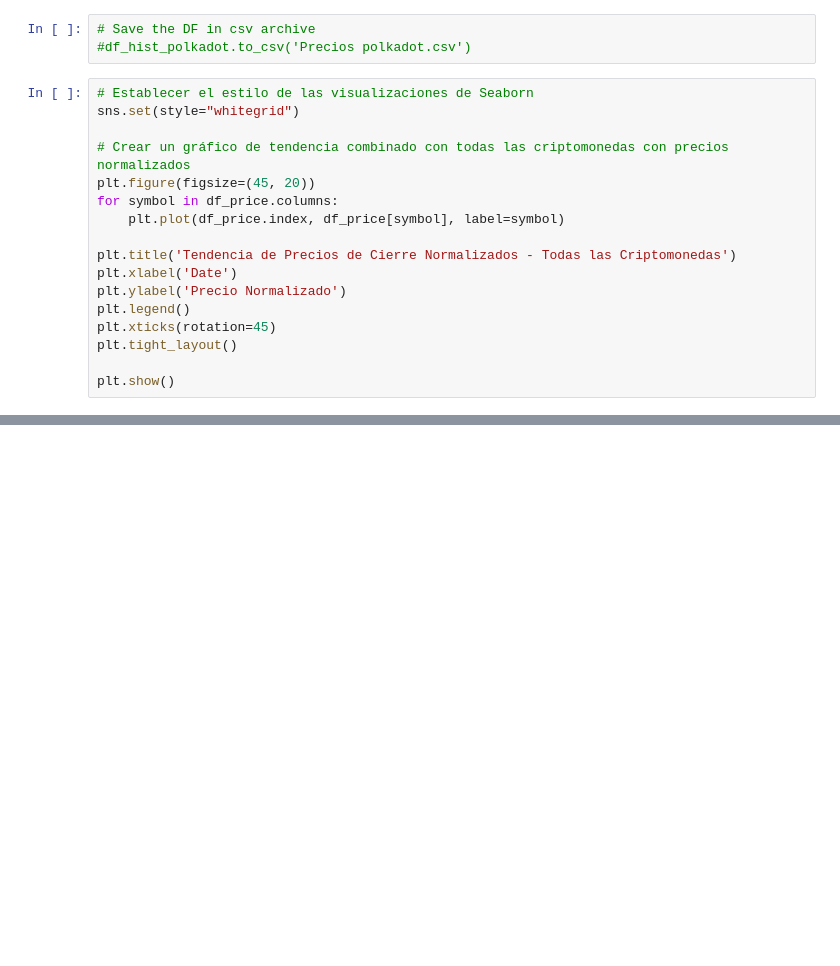
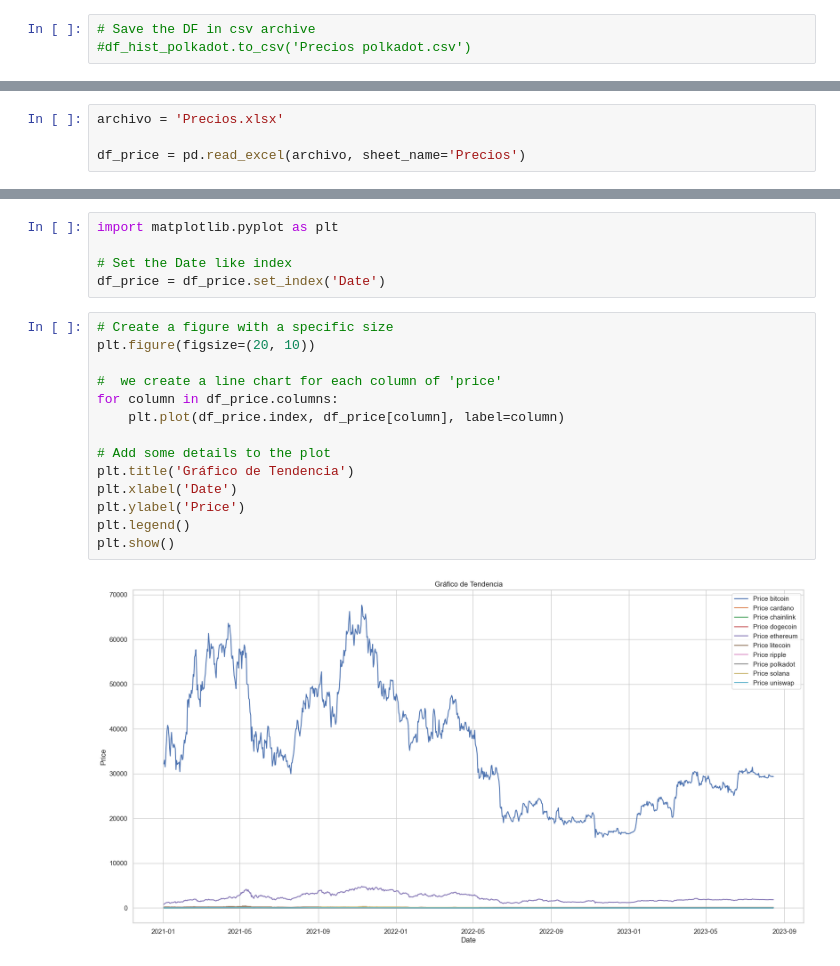
Before and after one commit to LLozanoBaron/Project_Analysis_of_Cryptocurrencies, a Jupyter notebook: prueba 1.ipynb, the cells around one changed output, grey strips where cells are left out. Drawn from its saved outputs; the diff is of its cells as text; blank space fills up the shorter version.

```diff
--- a/prueba 1.ipynb
+++ b/prueba 1.ipynb
@@ -584,20 +581,3 @@ plt.show()
 # %%
 # Save the DF in csv archive
 #df_hist_polkadot.to_csv('Precios polkadot.csv')
-# %%
-# Establecer el estilo de las visualizaciones de Seaborn
-sns.set(style="whitegrid")
-
-# Crear un gráfico de tendencia combinado con todas las criptomonedas con precios normalizados
-plt.figure(figsize=(45, 20))
-for symbol in df_price.columns:
-    plt.plot(df_price.index, df_price[symbol], label=symbol)
-
-plt.title('Tendencia de Precios de Cierre Normalizados - Todas las Criptomonedas')
-plt.xlabel('Date')
-plt.ylabel('Precio Normalizado')
-plt.legend()
-plt.xticks(rotation=45)
-plt.tight_layout()
-
-plt.show()
@@ -608,0 +587,4 @@ dfmarket_coins.to_csv('Precios historicos.csv', index=False)
+# %%
+archivo = 'Precios.xlsx'
+
+df_price = pd.read_excel(archivo, sheet_name='Precios')
@@ -608,0 +600,21 @@ dfmarket_coins.to_csv('Precios historicos.csv', index=False)
+# %%
+import matplotlib.pyplot as plt
+
+# Set the Date like index
+df_price = df_price.set_index('Date')
+# %%
+# Create a figure with a specific size
+plt.figure(figsize=(20, 10))
+
+#  we create a line chart for each column of 'price'
+for column in df_price.columns:
+    plt.plot(df_price.index, df_price[column], label=column)
+
+# Add some details to the plot
+plt.title('Gráfico de Tendencia')
+plt.xlabel('Date')
+plt.ylabel('Price')
+plt.legend()
+plt.show()
+# %% [output]
+[figure, added]
```
Also changed, not shown: parts of 10 cells of this notebook.
